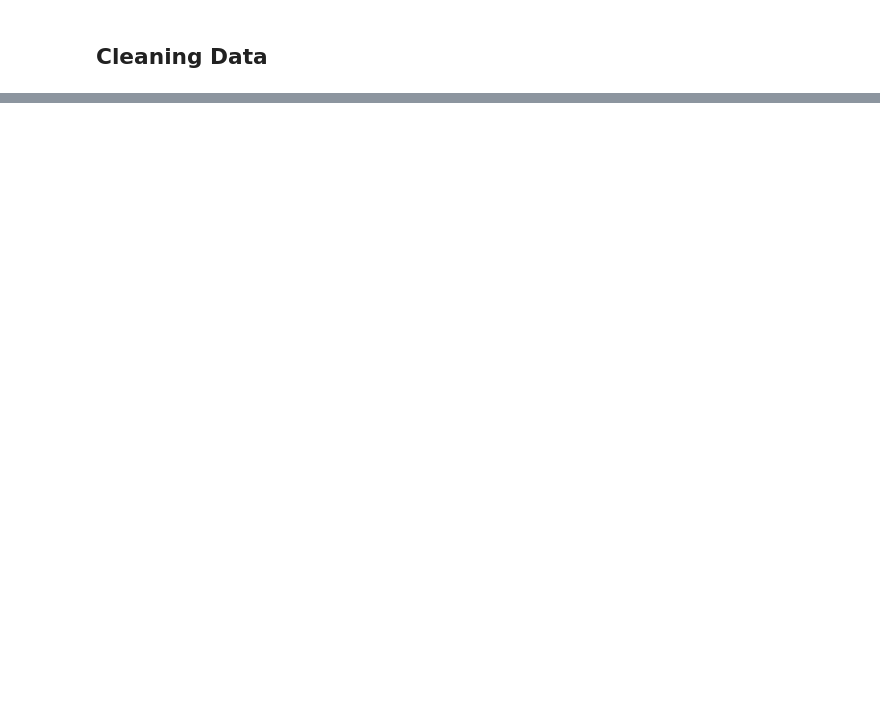
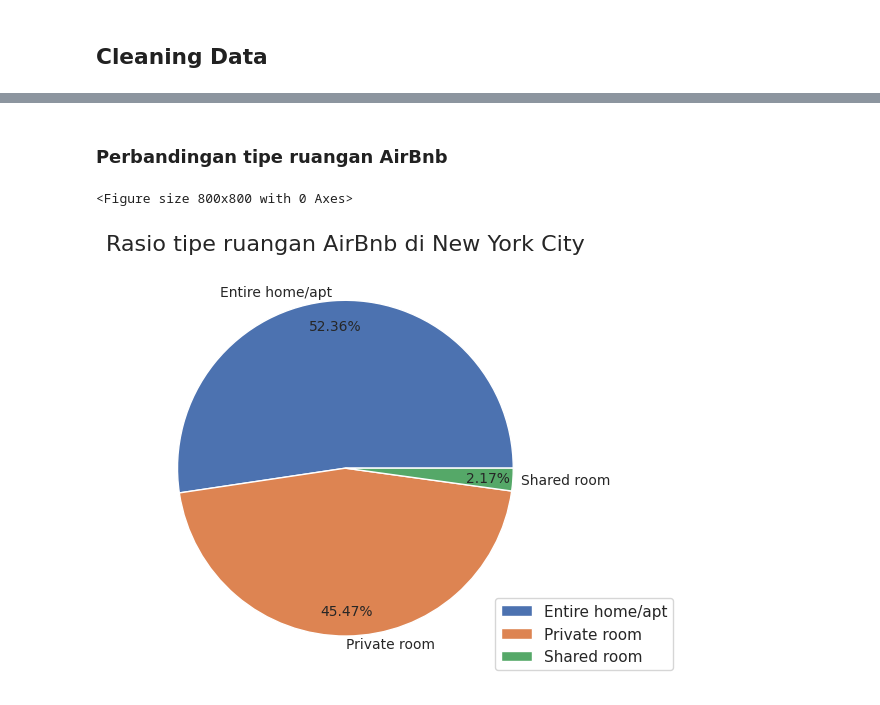
Before and after one commit to JunetzMasihBelajar/2025_AI_TI1B, a Jupyter notebook: UTS_ArjunaNathaPratisena_4_33_24_1_02.ipynb, the cells around one changed output, grey strips where cells are left out. Cells and saved outputs as stored; diff of their text form; code cells hidden in the pictures; blank space fills up the shorter version.

```diff
--- a/UTS_ArjunaNathaPratisena_4_33_24_1_02.ipynb
+++ b/UTS_ArjunaNathaPratisena_4_33_24_1_02.ipynb
@@ -167,0 +112,2 @@ dtype: int64
+# %%
+df.dropna(how='any', inplace=True)
@@ -167,0 +138,4 @@ dtype: int64
+# %%
+df = df.drop(index=df[df['price'] == 0].index)
+
+df.shape
@@ -383,0 +207,36 @@ This will become an error in seaborn v0.14.0; please update your code.
+# %% [markdown]
+### Perbandingan tipe ruangan AirBnb
+# %%
+# Membuat dataframe untuk menghitung perbandingan tipe ruangan
+room_count_df = df.groupby('room_type').count().reset_index()
+room_count_df = room_count_df[['room_type', 'neighbourhood_group']]
+
+
+plt.figure(figsize=(8, 8))
+ax = room_count_df.plot(
+    kind='pie',
+    y='neighbourhood_group',
+    labels=room_count_df['room_type'],
+    autopct='%.2f%%',
+    pctdistance=0.85,
+    labeldistance=1.05,
+    textprops={'fontsize': 10}
+)
+
+# Judul dan legenda
+plt.title(
+    label="Rasio tipe ruangan AirBnb di New York City",
+    fontdict={"fontsize": 16}
+)
+plt.legend(
+    loc='lower right',
+    bbox_to_anchor=(1.3, 0)
+)
+
+
+plt.ylabel('')
+plt.tight_layout()
+plt.show()
+# %% [output]
+<Figure size 800x800 with 0 Axes>
+[figure, added]
```
Also changed, not shown: parts of 42 cells of this notebook.
